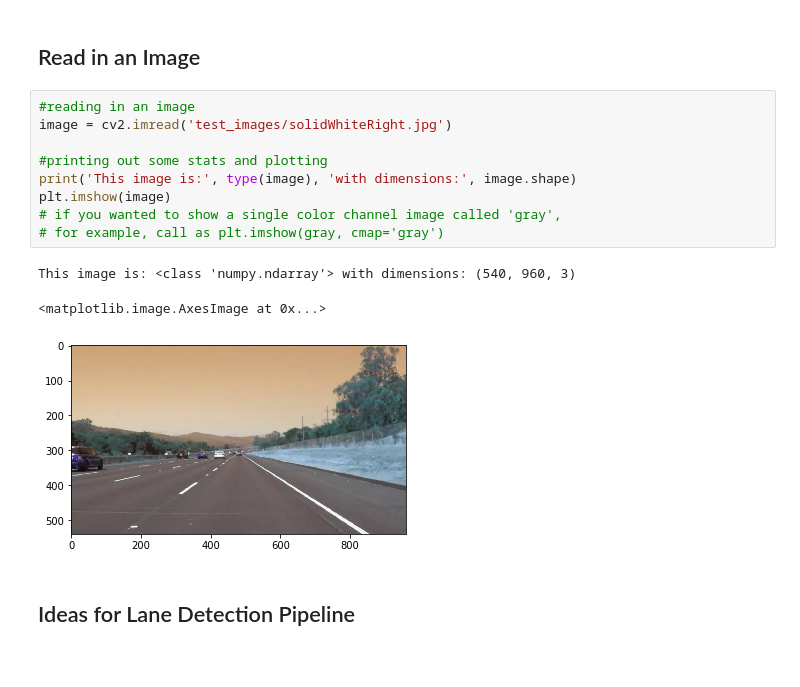
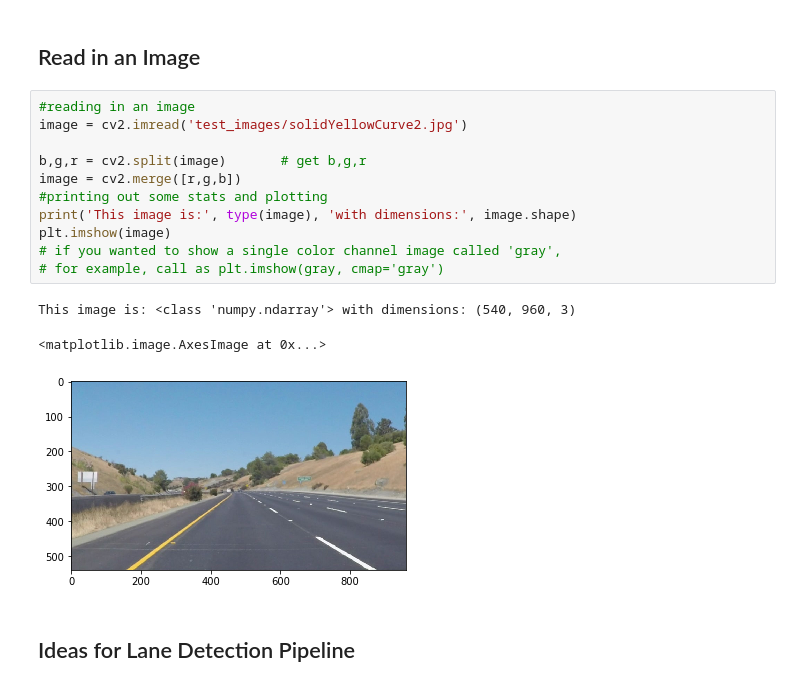
Before and after one commit to EraYJS/CarND-LaneLines-P1, a Jupyter notebook: P1.ipynb, the cells around one changed output. Cells and saved outputs as stored; diff of their text form.

```diff
--- a/P1.ipynb
+++ b/P1.ipynb
@@ -51,17 +51,19 @@ import cv2
 ## Read in an Image
 # %%
 #reading in an image
-image = cv2.imread('test_images/solidWhiteRight.jpg')
+image = cv2.imread('test_images/solidYellowCurve2.jpg')
 
+b,g,r = cv2.split(image)       # get b,g,r
+image = cv2.merge([r,g,b])
 #printing out some stats and plotting
 print('This image is:', type(image), 'with dimensions:', image.shape)
 plt.imshow(image)
 # if you wanted to show a single color channel image called 'gray',
 # for example, call as plt.imshow(gray, cmap='gray')
 # %% [output]
 This image is: <class 'numpy.ndarray'> with dimensions: (540, 960, 3)
 <matplotlib.image.AxesImage at 0x...>
-[figure, old version]
+[figure, new version]
 # %% [markdown]
 ## Ideas for Lane Detection Pipeline
 # %% [markdown]
```
Also changed, not shown: parts of 2 cells of this notebook.
